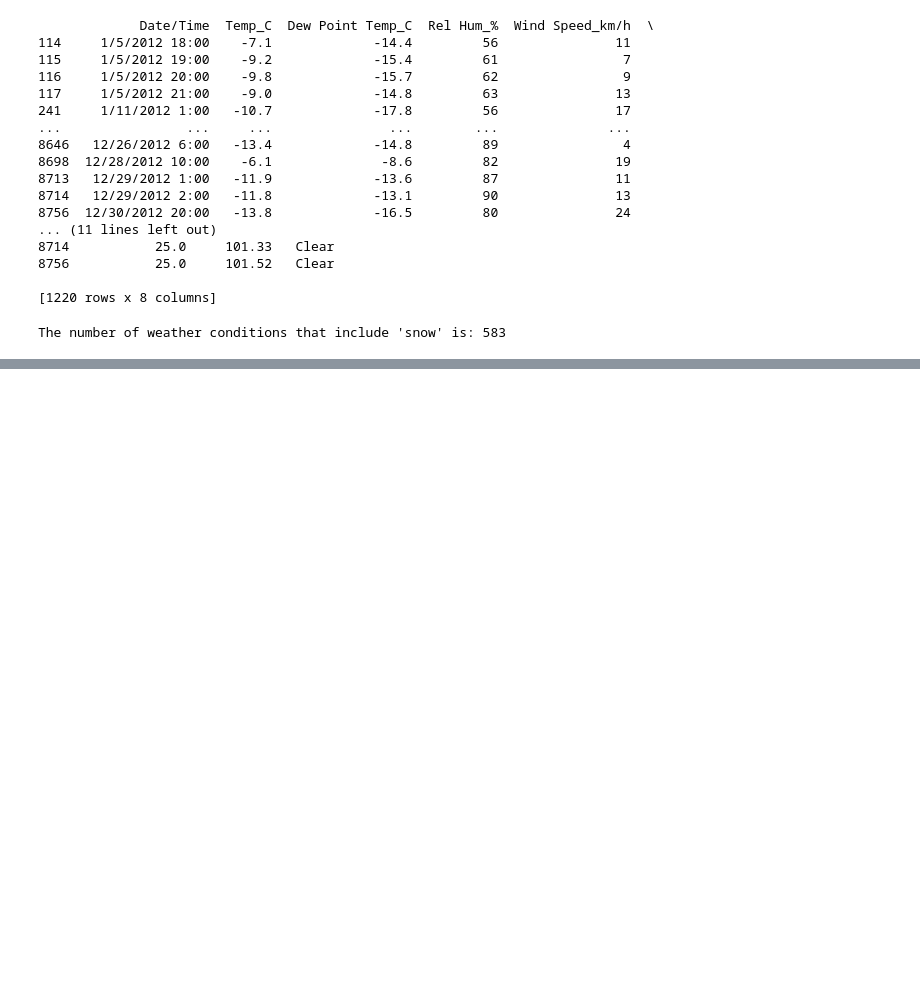
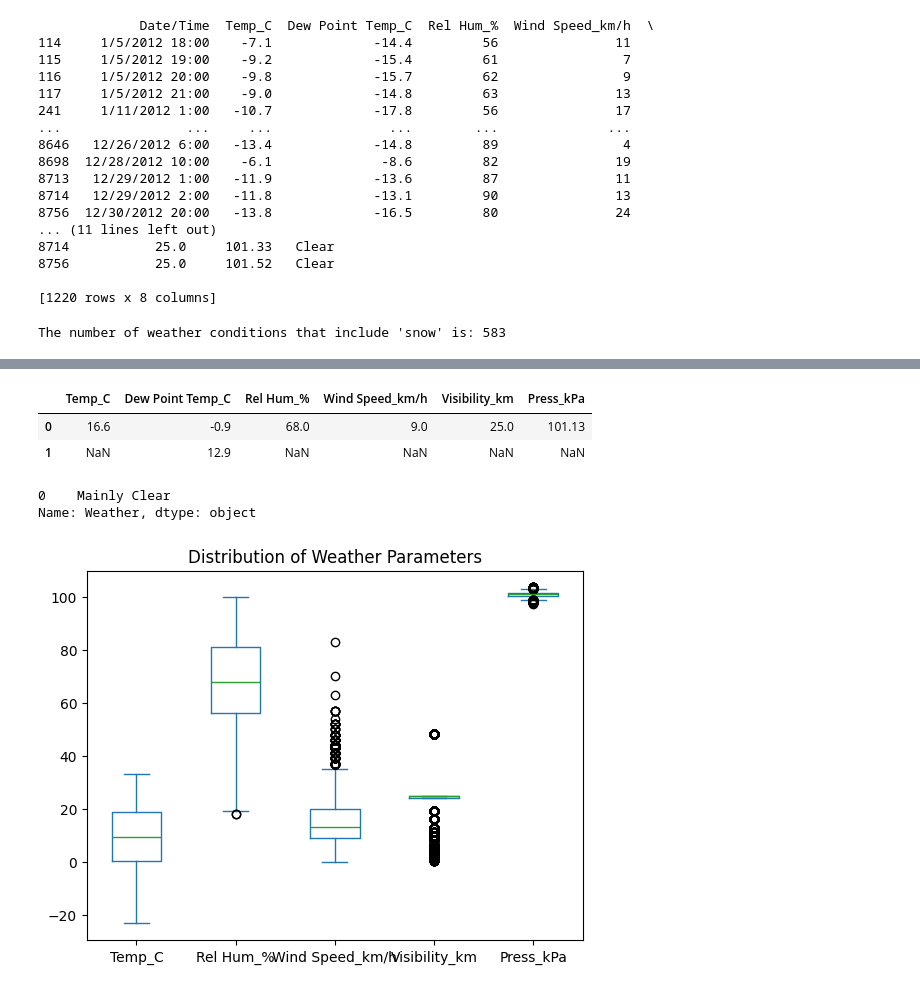
Before and after one commit to Moraa-Ke/Weather-Insights-, a Jupyter notebook: Weather_Insights.ipynb, the cells around one changed output, grey strips where cells are left out. Drawn from its saved outputs; the diff is of its cells as text; code cells hidden in the pictures; blank space fills up the shorter version.

Commit message:
Visualization Commit

```diff
--- a/Weather_Insights.ipynb
+++ b/Weather_Insights.ipynb
@@ -197,0 +223,2 @@ The number of weather conditions that include 'snow' is: 583
+# %%
+df['Date/Time'] = pd.to_datetime(df['Date/Time'],infer_datetime_format=True)
@@ -197,0 +293,20 @@ The number of weather conditions that include 'snow' is: 583
+# %%
+mode_values = df.mode(numeric_only=True)
+mode_values
+# %% [output]
+|  | Temp_C | Dew Point Temp_C | Rel Hum_% | Wind Speed_km/h | Visibility_km | Press_kPa |
+| 0 | 16.6 | -0.9 | 68.0 | 9.0 | 25.0 | 101.13 |
+| 1 | NaN | 12.9 | NaN | NaN | NaN | NaN |
+# %%
+weather_mode = df['Weather'].mode()
+weather_mode
+# %% [output]
+0    Mainly Clear
+Name: Weather, dtype: object
+# %%
+# Cheking for outliers using Box plot
+df[['Temp_C', 'Rel Hum_%', 'Wind Speed_km/h', 'Visibility_km', 'Press_kPa']].plot(kind='box')
+plt.title('Distribution of Weather Parameters')
+plt.show()
+# %% [output]
+[figure, added]
```
Also changed, not shown: parts of 22 cells of this notebook.
